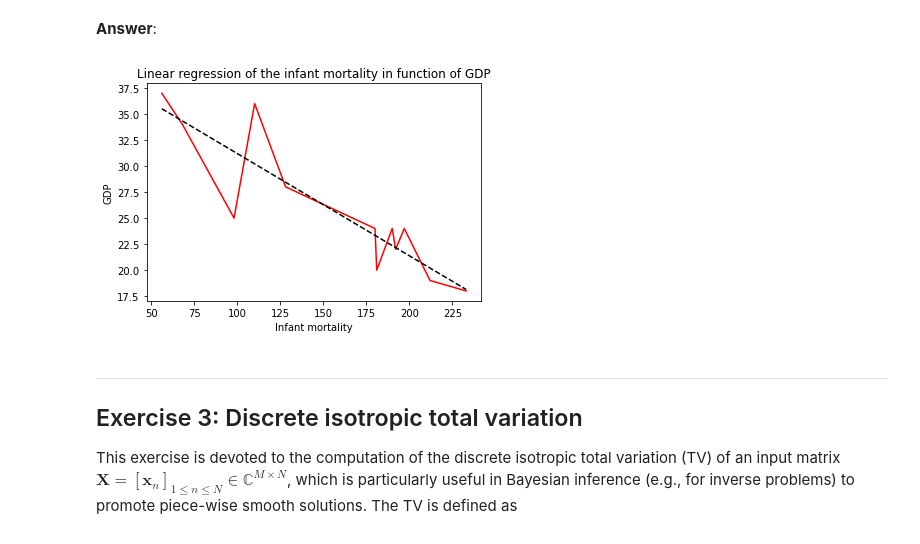
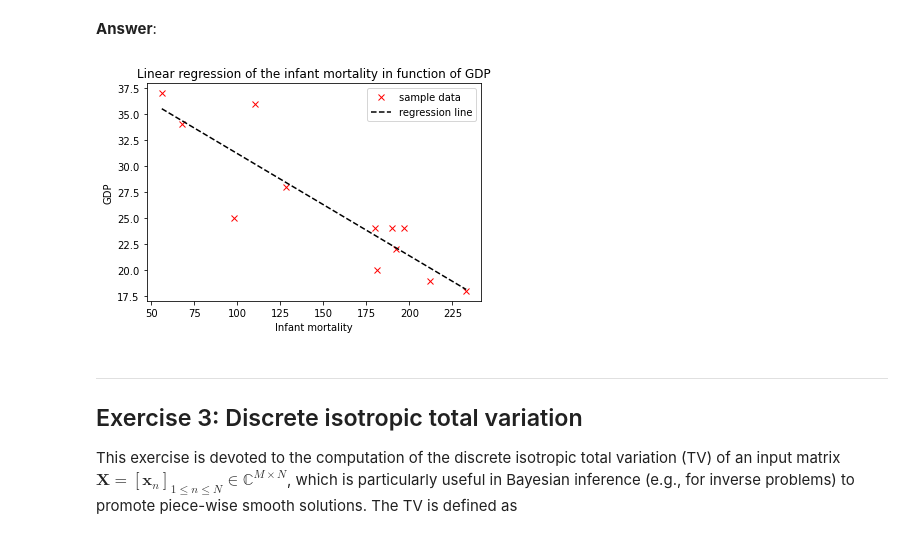
Before and after one commit to azagal952/sdi_python, a Jupyter notebook: Labs/Lab2/lab2.ipynb, the cells around one changed output. Drawn from its saved outputs; the diff is of its cells as text; code cells hidden in the pictures.

```diff
--- a/Labs/Lab2/lab2.ipynb
+++ b/Labs/Lab2/lab2.ipynb
@@ -177,18 +197,19 @@ Y = -0.10X + 41.01
 # %% [markdown]
 **Answer**:
 # %%
-plt.plot(df['X'], df['Y'], color='r')
+plt.plot(df['X'], df['Y'], 'xr', label='sample data')
 regression_line_equation = np.poly1d(coef) ## poly1d is a function allowing us to retrieve the equation of the previous regression line
 
-plt.plot(df['X'], regression_line_equation(df['X']), '--k')
+plt.plot(df['X'], regression_line_equation(df['X']), '--k', label='regression line')
 
 plt.title("Linear regression of the infant mortality in function of GDP")
 plt.xlabel("Infant mortality")
 plt.ylabel("GDP")
+plt.legend()
 plt.savefig('regression.png')
 plt.show()
 # %% [output]
-[figure, old version]
+[figure, new version]
 # %% [markdown]
 ---
 ## <a name="ex3">Exercise 3: Discrete isotropic total variation</a>
```
Also changed, not shown: parts of 16 cells of this notebook, 3 other files.
